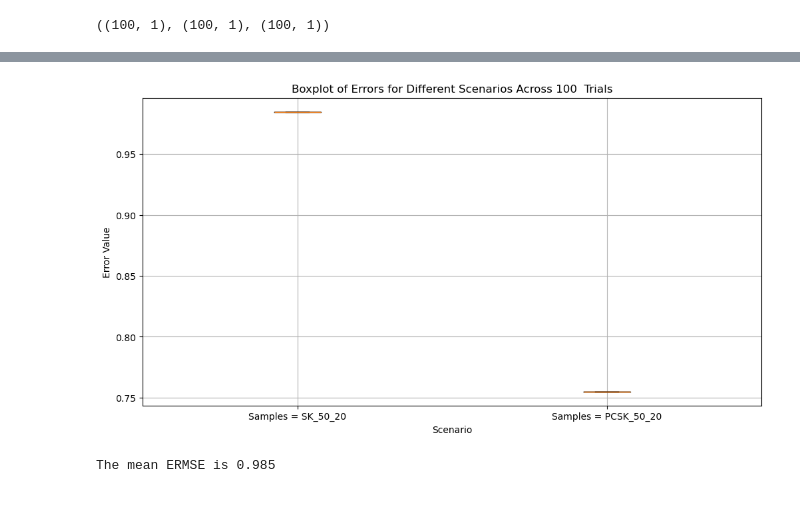
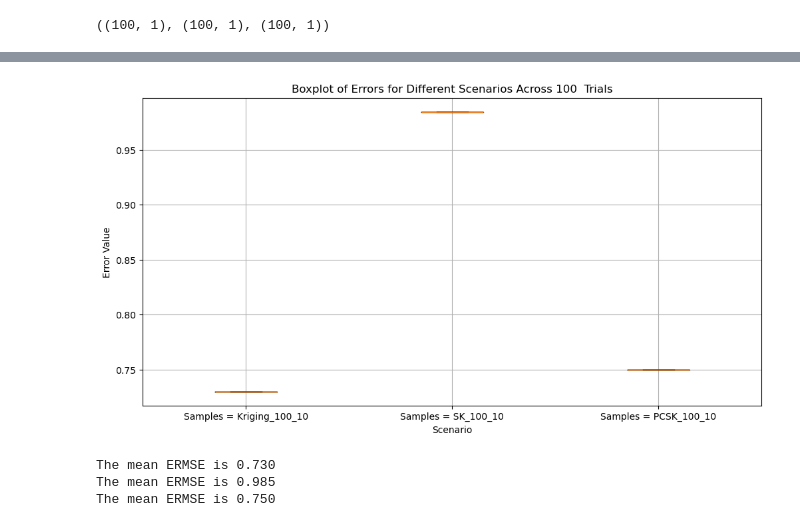
Before and after one commit to ZhifeiYL/Optimization-Notebook, a Jupyter notebook: KrigingOpt/case2c_test.ipynb, the cells around one changed output, grey strips where cells are left out. Saved outputs shown, nothing was run; the diff lists cells and outputs as text; code cells hidden in the pictures.

```diff
--- a/KrigingOpt/case2c_test.ipynb
+++ b/KrigingOpt/case2c_test.ipynb
@@ -48,3 +49,6 @@ V_train = np.var(Y, axis=1, keepdims=True)
 np.shape(X_train), np.shape(Y_train), np.shape(V_train)
 # %% [output]
 ((100, 1), (100, 1), (100, 1))
+# %%
+gp_model = GPy.models.GPRegression(X, Y, GPy.kern.RBF(input_dim=1, variance=1., lengthscale=1.))
+gp_model.optimize(messages=True)
@@ -126,10 +133,11 @@ def calculate_nmae(y_true, y_pred):
     return nmae
 # %%
 all_models = dict()
-all_models["SK_"+str(50) + "_" + str(20)] = sk
-all_models["PCSK_"+str(50) + "_" + str(20)] = pcsk
+all_models["Kriging_"+str(100) + "_" + str(10)] = gp_model
+all_models["SK_"+str(100) + "_" + str(10)] = sk
+all_models["PCSK_"+str(100) + "_" + str(10)] = pcsk
 # %%
-def perform_analysis(n_validate, metric_function, f_true, seed=None):
+def perform_analysis(n_validate, metric_functions, f_true, seed=None):
     if seed is not None:
         np.random.seed(seed)
 
@@ -141,7 +149,7 @@ def perform_analysis(n_validate, metric_function, f_true, seed=None):
 
     # Dictionary to store predictions and errors
     predictions = {}
-    metrics = {}
+    metrics_set = [dict() for _ in range(len(metric_functions))]
 
     # Iterate over each model and evaluate
     for n, model in all_models.items():
@@ -149,13 +157,14 @@ def perform_analysis(n_validate, metric_function, f_true, seed=None):
         Y_pred, Y_var = model.predict(X_validate)
 
         # Calculate the error using the provided metric function
-        metric = metric_function(Y_validate, Y_pred)
+        metrics = [metric_function(Y_validate, Y_pred) for metric_function in metric_functions]
 
         # Store results
         predictions[n] = Y_pred
-        metrics[n] = metric
+        for i in range(len(metrics)):
+            metrics_set[i][n] = metrics[i]
 
-    return X_validate, predictions, metrics
+    return X_validate, predictions, metrics_set
 # %%
 # 100 trails for replications
 # 1e5 points for each validation trial
@@ -164,40 +173,46 @@ seeds = []
 n_validation = int(1e5)
 
 # Store the results for each seed
-all_metrics = {}
+all_metrics1 = {}
+all_metrics2 = {}
 all_predictions = {}
 all_X_validations = {}
 
-# Example of iterating over 50 seeds
+# Example for ermse
 for i in range(num_seeds):
     seed = np.random.randint(0, 100000)  # Generate a random seed
     seeds.append(seed)
-    X_validation, predictions, metrics = perform_analysis(n_validation, calculate_ermse, f_true, seed=seed)
+    X_validation, predictions, metrics = perform_analysis(n_validation, [calculate_ermse, calculate_nmae], f_true, seed=seed)
 
     # Store the results
-    all_metrics[seed] = metrics
+    all_metrics1[seed] = metrics[0]
+    all_metrics2[seed] = metrics[1]
     all_predictions[seed] = predictions
     all_X_validations[seed] = X_validation
 # %%
 # scenarios: keys to all models
 scenarios = all_models.keys()
 
 data_runs = [[] for _ in range(len(scenarios))]  # Adjust 'len(scenarios)' to the actual number of scenarios you have
 
-for metrics in all_metrics.values():
+for metrics in all_metrics1.values():
     for i, n in enumerate(scenarios):
         data_runs[i].append(metrics[n])
 
 # Create boxplots for these runs
 plt.figure(figsize=(12, 6))
 plt.boxplot(data_runs, labels=[f"Samples = {n}" for n in scenarios])
 plt.title('Boxplot of Errors for Different Scenarios Across ' + str(num_seeds) + '  Trials')
 plt.xlabel('Scenario')
 plt.ylabel('Error Value')
 plt.grid(True)
 plt.show()
 
 print(f"The mean ERMSE is {np.mean(data_runs[0]):.3f}")
+print(f"The mean ERMSE is {np.mean(data_runs[1]):.3f}")
+print(f"The mean ERMSE is {np.mean(data_runs[2]):.3f}")
 # %% [output]
-[figure, old version]
+[figure, new version]
+The mean ERMSE is 0.730
 The mean ERMSE is 0.985
+The mean ERMSE is 0.750
```
Also changed, not shown: parts of 4 cells of this notebook, 1 other file.
